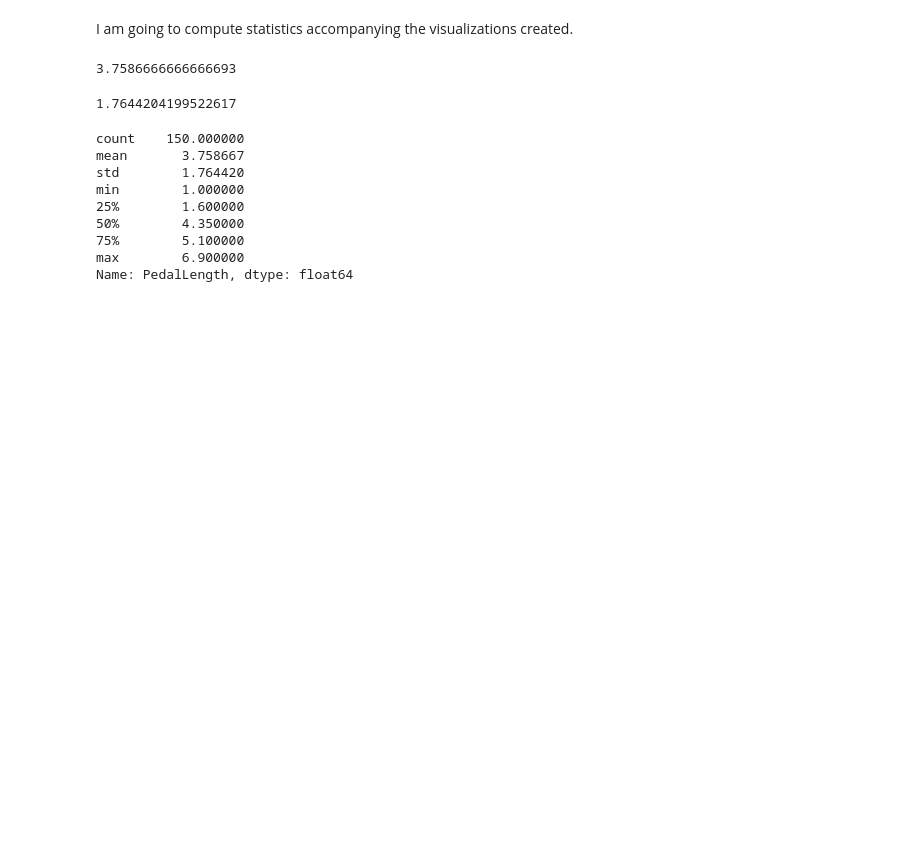
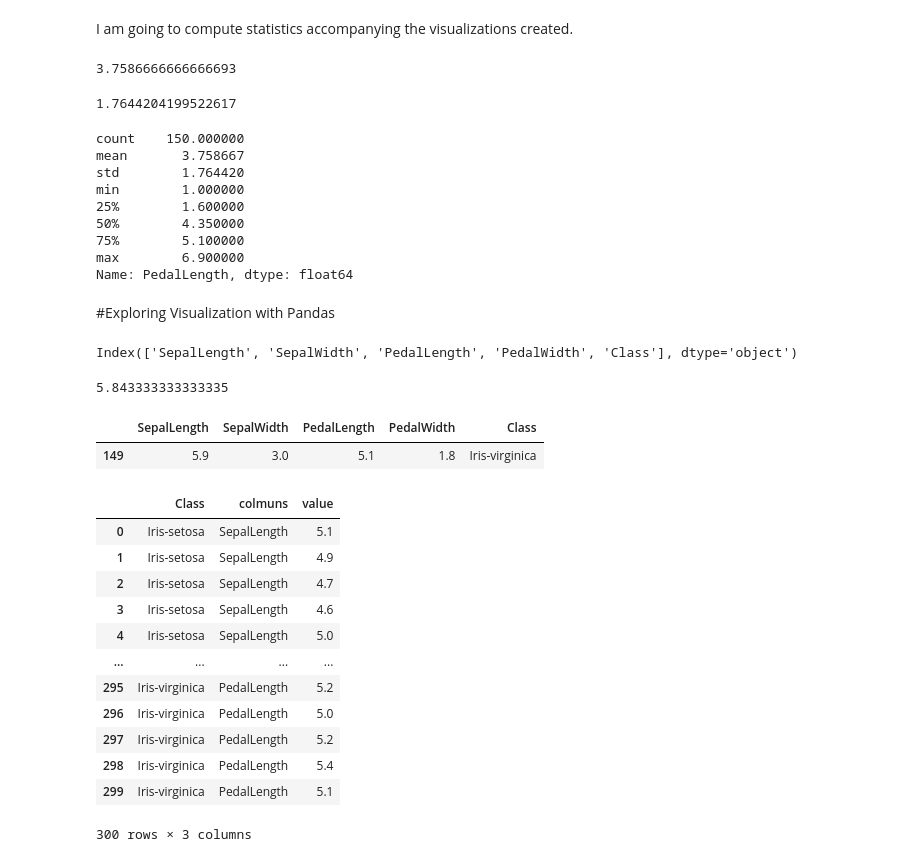
Before and after one commit to anjilakarkigit/dataVisualization, a Jupyter notebook: visual1.ipynb, the cells around one changed output. Cells and saved outputs as stored; diff of their text form; code cells hidden in the pictures; blank space fills up the shorter version.

```diff
--- a/visual1.ipynb
+++ b/visual1.ipynb
@@ -79,3 +79,37 @@ min        1.000000
 75%        5.100000
 max        6.900000
 Name: PedalLength, dtype: float64
+# %% [markdown]
+#Exploring Visualization with Pandas
+# %%
+df.columns
+# %% [output]
+Index(['SepalLength', 'SepalWidth', 'PedalLength', 'PedalWidth', 'Class'], dtype='object')
+# %%
+df.SepalLength.mean()
+# %% [output]
+5.843333333333335
+# %%
+df.tail(1)
+# %% [output]
+|  | SepalLength | SepalWidth | PedalLength | PedalWidth | Class |
+| 149 | 5.9 | 3.0 | 5.1 | 1.8 | Iris-virginica |
+# %%
+df_melt = df.melt(id_vars = 'Class',
+                  value_vars = ['SepalLength','PedalLength'],
+                  var_name = 'colmuns')
+df_melt
+# %% [output]
+|  | Class | colmuns | value |
+| 0 | Iris-setosa | SepalLength | 5.1 |
+| 1 | Iris-setosa | SepalLength | 4.9 |
+| 2 | Iris-setosa | SepalLength | 4.7 |
+| 3 | Iris-setosa | SepalLength | 4.6 |
+| 4 | Iris-setosa | SepalLength | 5.0 |
+| ... | ... | ... | ... |
+| 295 | Iris-virginica | PedalLength | 5.2 |
+| 296 | Iris-virginica | PedalLength | 5.0 |
+| 297 | Iris-virginica | PedalLength | 5.2 |
+| 298 | Iris-virginica | PedalLength | 5.4 |
+| 299 | Iris-virginica | PedalLength | 5.1 |
+300 rows × 3 columns
```
Also changed, not shown: parts of 2 cells of this notebook.
